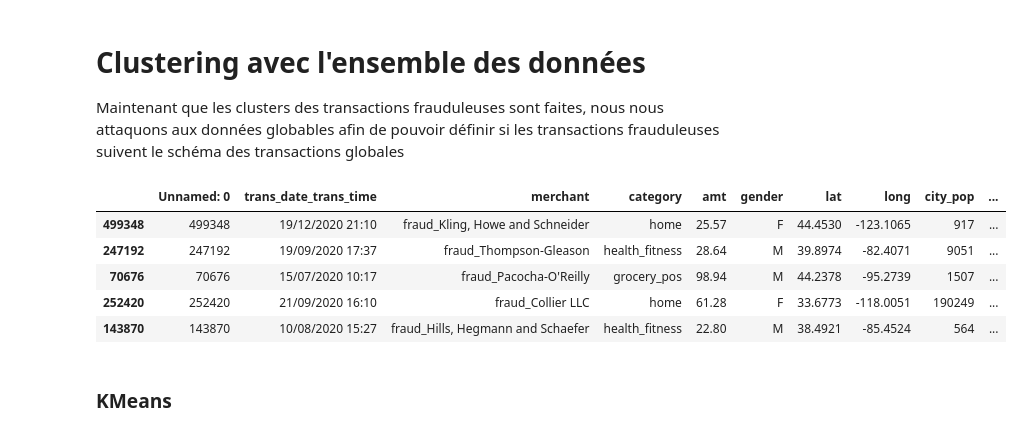
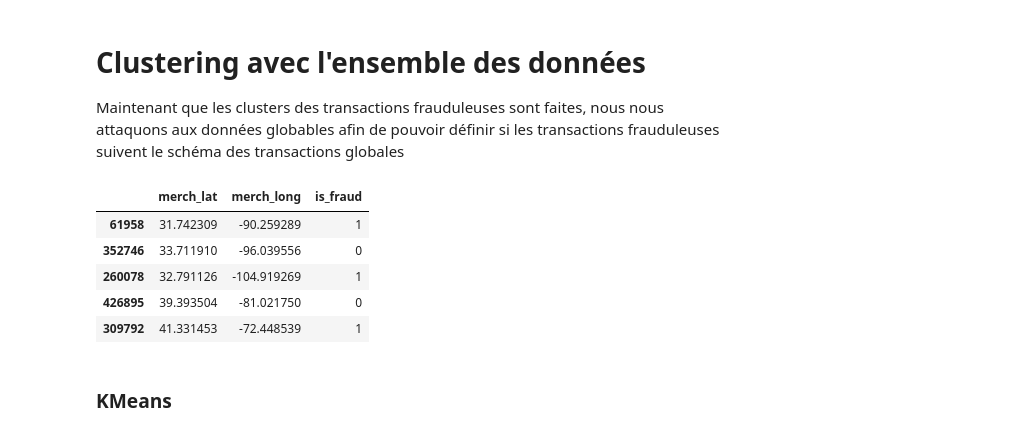
Before and after one commit to PierreSchickele/CC_Fraud_Prediction_ProjetFinal, a Jupyter notebook: clustering_Clément.ipynb, the cells around one changed output. Saved outputs shown, nothing was run; the diff lists cells and outputs as text; code cells hidden in the pictures.

```diff
--- a/clustering_Clément.ipynb
+++ b/clustering_Clément.ipynb
@@ -396,14 +454,14 @@ On peut remarquer que la méthode MSC créée les clusters de manières arbitrai
 
 Maintenant que les clusters des transactions frauduleuses sont faites, nous nous attaquons aux données globables afin de pouvoir définir si les transactions frauduleuses suivent le schéma des transactions globales
 # %%
-clean_data.head()
+data_geo.head()
 # %% [output]
-|  | Unnamed: 0 | trans_date_trans_time | merchant | category | amt | gender | lat | long | city_pop | ... |
-| 499348 | 499348 | 19/12/2020 21:10 | fraud_Kling, Howe and Schneider | home | 25.57 | F | 44.4530 | -123.1065 | 917 | ... |
-| 247192 | 247192 | 19/09/2020 17:37 | fraud_Thompson-Gleason | health_fitness | 28.64 | M | 39.8974 | -82.4071 | 9051 | ... |
-| 70676 | 70676 | 15/07/2020 10:17 | fraud_Pacocha-O'Reilly | grocery_pos | 98.94 | M | 44.2378 | -95.2739 | 1507 | ... |
-| 252420 | 252420 | 21/09/2020 16:10 | fraud_Collier LLC | home | 61.28 | F | 33.6773 | -118.0051 | 190249 | ... |
-| 143870 | 143870 | 10/08/2020 15:27 | fraud_Hills, Hegmann and Schaefer | health_fitness | 22.80 | M | 38.4921 | -85.4524 | 564 | ... |
+|  | merch_lat | merch_long | is_fraud |
+| 61958 | 31.742309 | -90.259289 | 1 |
+| 352746 | 33.711910 | -96.039556 | 0 |
+| 260078 | 32.791126 | -104.919269 | 1 |
+| 426895 | 39.393504 | -81.021750 | 0 |
+| 309792 | 41.331453 | -72.448539 | 1 |
 # %% [markdown]
 ### KMeans
 # %%
```
Also changed, not shown: parts of 38 cells of this notebook.
